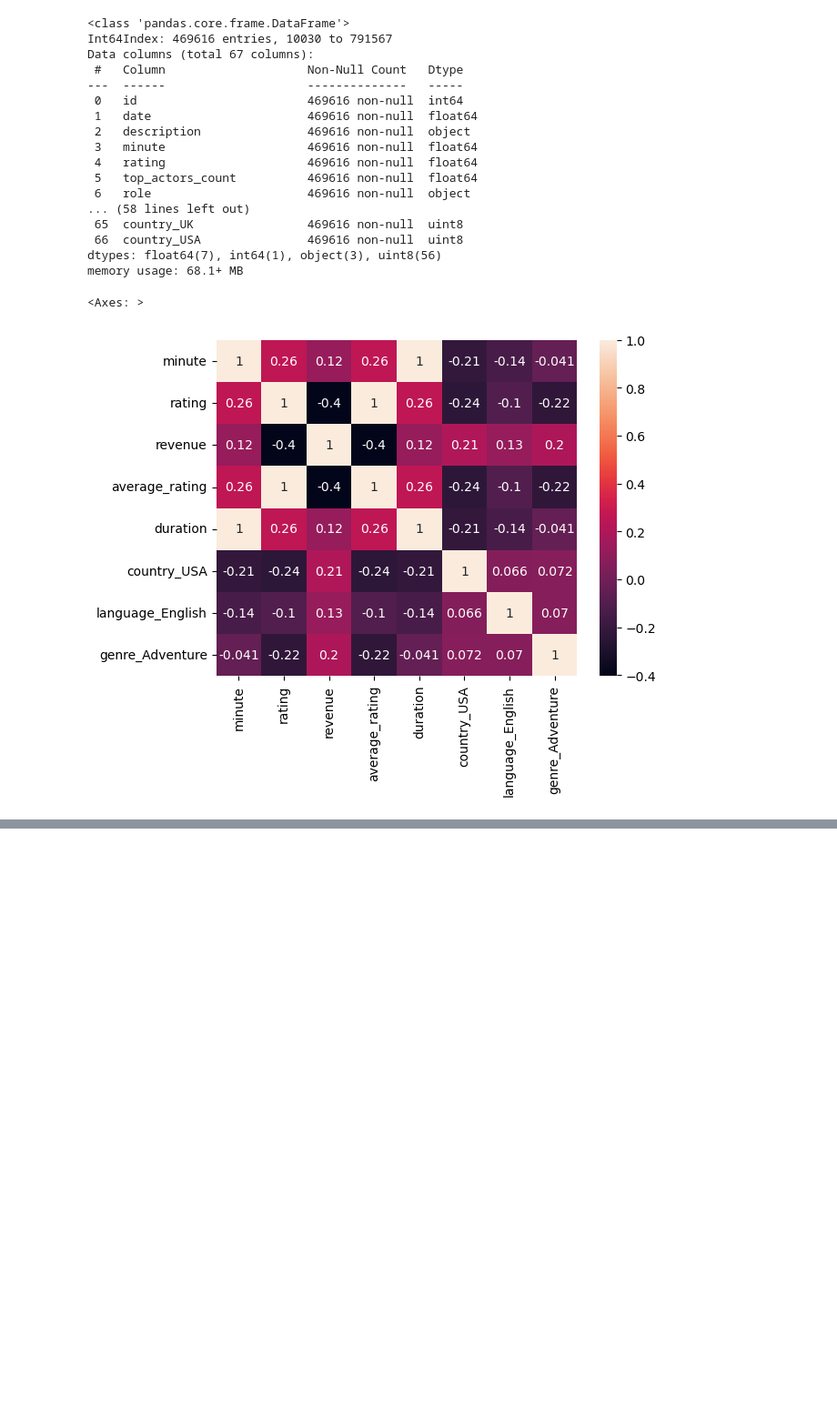
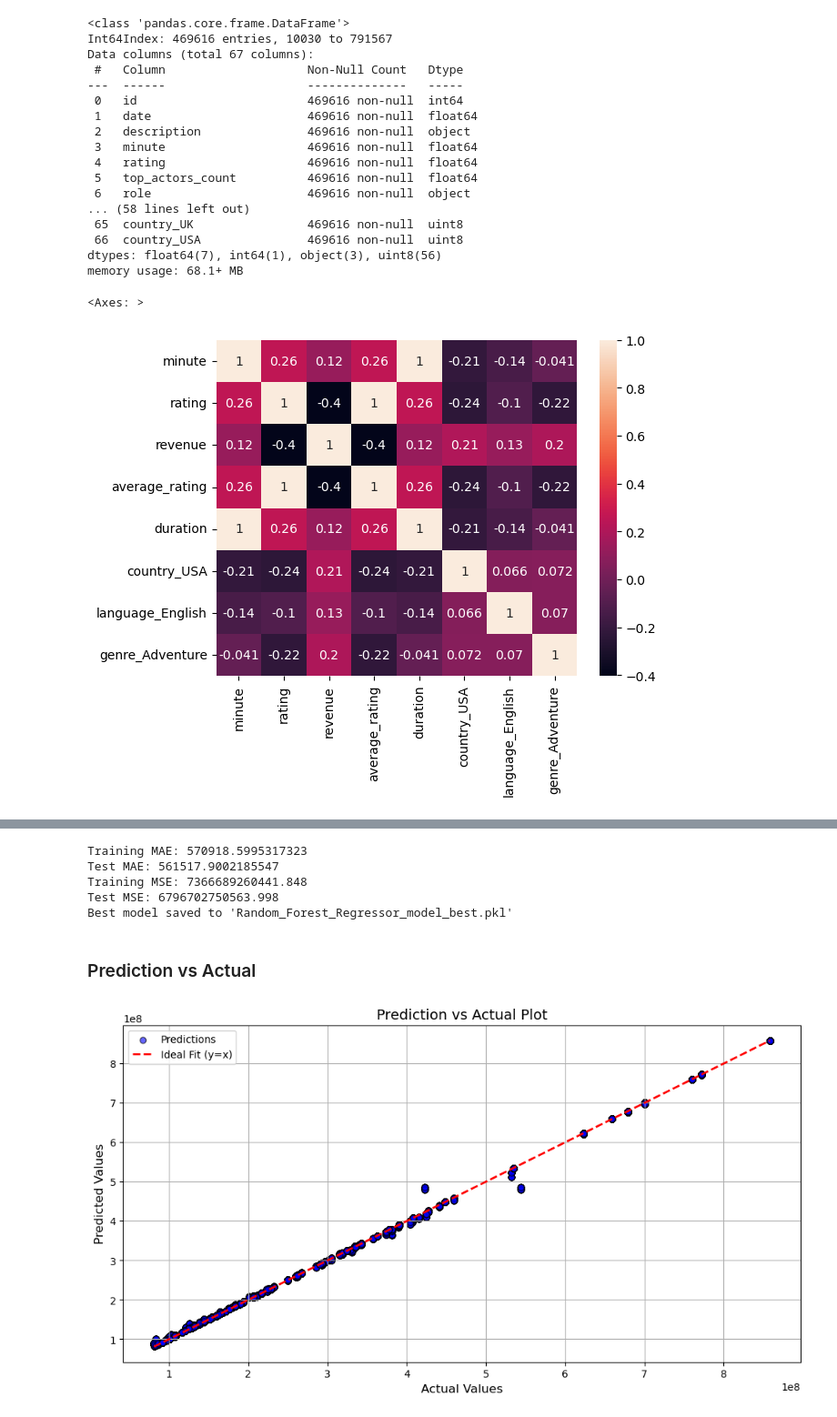
Before and after one commit to emtelgen/cse-404-fs24-movie-revenues, a Jupyter notebook: Random_Forest_Model/Random_Forest_Regressor_Model_EDA.ipynb, the cells around one changed output, grey strips where cells are left out. Shown: that part at 91% size. Drawn from its saved outputs; the diff is of its cells as text; code cells hidden in the pictures; blank space fills up the shorter version.

```diff
--- a/Random_Forest_Model/Random_Forest_Regressor_Model_EDA.ipynb
+++ b/Random_Forest_Model/Random_Forest_Regressor_Model_EDA.ipynb
@@ -269,0 +500,53 @@ Best model saved to 'Random_Forest_Regressor_model_best.pkl'
+# %%
+# Train the model on the full training set
+model.fit(X_train, y_train)
+
+# Make predictions on the training and test sets
+train_pred = model.predict(X_train)
+test_pred = model.predict(X_test)
+
+# Calculate Mean Absolute Error (MAE) and Mean Squared Error (MSE)
+train_mae = mean_absolute_error(y_train, train_pred)
+test_mae = mean_absolute_error(y_test, test_pred)
+
+train_mse = mean_squared_error(y_train, train_pred)
+test_mse = mean_squared_error(y_test, test_pred)
+
+# Print MAE and MSE for both training and test sets
+print(f"Training MAE: {train_mae}")
+print(f"Test MAE: {test_mae}")
+print(f"Training MSE: {train_mse}")
+print(f"Test MSE: {test_mse}")
+
+# Save the best model
+joblib.dump(model, 'Random_Forest_Regressor_model_best.pkl')
+print("Best model saved to 'Random_Forest_Regressor_model_best.pkl'")
+# %% [output]
+Training MAE: 570918.5995317323
+Test MAE: 561517.9002185547
+Training MSE: 7366689260441.848
+Test MSE: 6796702750563.998
+Best model saved to 'Random_Forest_Regressor_model_best.pkl'
+# %% [markdown]
+### Prediction vs Actual
+# %%
+y_pred = test_pred
+plt.figure(figsize=(12, 6))
+plt.scatter(y_test, y_pred, alpha=0.6, color="blue", edgecolor="k", label="Predictions")
+
+# Plot the diagonal line (y = x)
+line_min = min(np.min(y_test), np.min(y_pred))
+line_max = max(np.max(y_test), np.max(y_pred))
+plt.plot([line_min, line_max], [line_min, line_max], color='red', linestyle='--', linewidth=2, label="Ideal Fit (y=x)")
+
+# Add labels, title, and legend
+plt.title("Prediction vs Actual Plot", fontsize=14)
+plt.xlabel("Actual Values", fontsize=12)
+plt.ylabel("Predicted Values", fontsize=12)
+plt.legend()
+plt.grid(True)
+
+# Display the plot
+plt.show()
+# %% [output]
+[figure, added]
```
Also changed, not shown: parts of 29 cells of this notebook.
